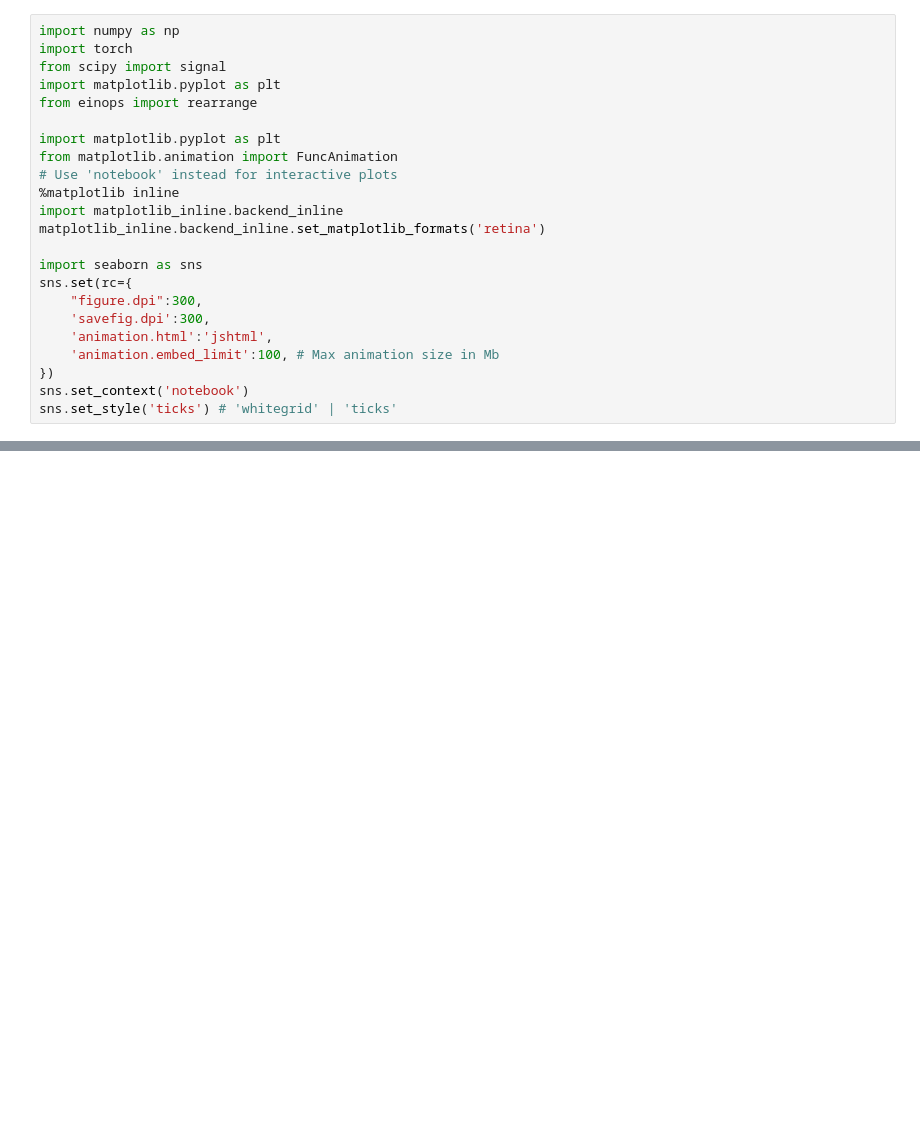
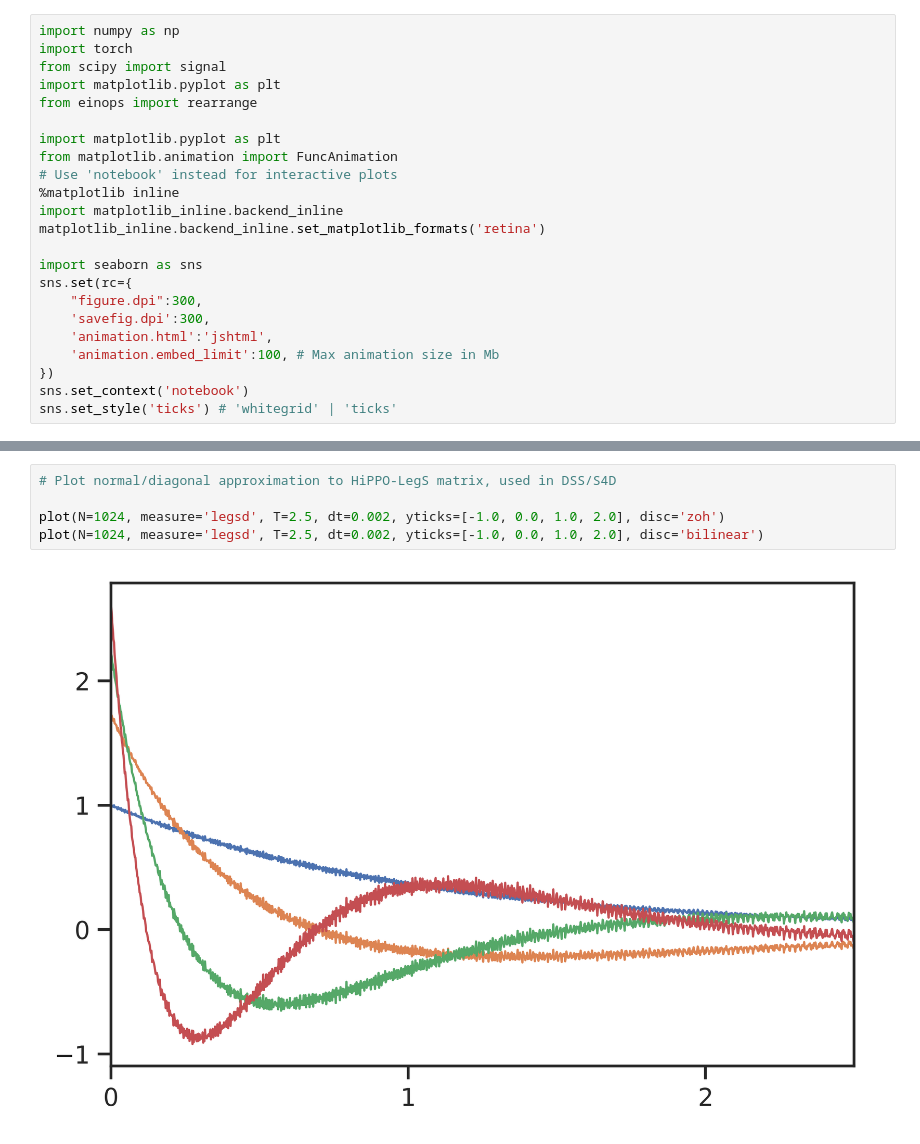
Before and after one commit to state-spaces/s4, a Jupyter notebook: notebooks/ssm_kernels.ipynb, the cells around one changed output, grey strips where cells are left out. Saved outputs shown, nothing was run; the diff lists cells and outputs as text; blank space fills up the shorter version.

```diff
--- a/notebooks/ssm_kernels.ipynb
+++ b/notebooks/ssm_kernels.ipynb
@@ -196,0 +193,7 @@ plt.show()
+# %%
+# Plot normal/diagonal approximation to HiPPO-LegS matrix, used in DSS/S4D
+
+plot(N=1024, measure='legsd', T=2.5, dt=0.002, yticks=[-1.0, 0.0, 1.0, 2.0], disc='zoh')
+plot(N=1024, measure='legsd', T=2.5, dt=0.002, yticks=[-1.0, 0.0, 1.0, 2.0], disc='bilinear')
+# %% [output]
+[figure, added]
```
Also changed, not shown: parts of 6 cells of this notebook, 3 other files.
